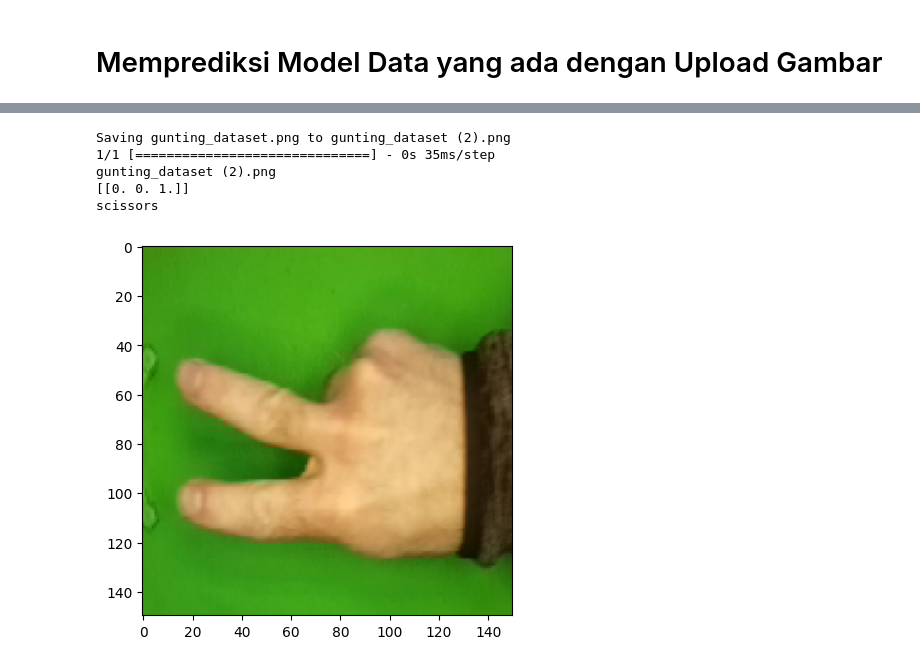
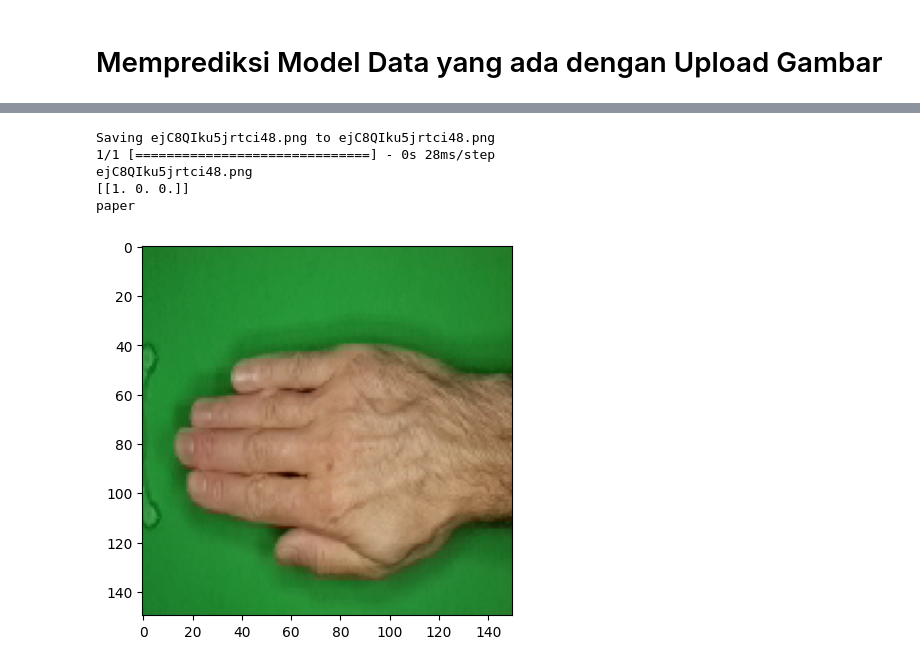
Before and after one commit to dzaky-pr/ProyekAkhirDicodingML, a Jupyter notebook: ProyekAkhirDicodingDzaky.ipynb, the cells around one changed output, grey strips where cells are left out. Cells and saved outputs as stored; diff of their text form; code cells hidden in the pictures.

```diff
--- a/ProyekAkhirDicodingDzaky.ipynb
+++ b/ProyekAkhirDicodingDzaky.ipynb
@@ -217,10 +228,15 @@ Non-trainable params: 0 (0.00 Byte)
 _________________________________________________________________
 # %% [markdown]
 # 5. Compile Model dan Melatihan Alur Pelatihan
-# %%
-model.compile(loss='binary_crossentropy',
-              optimizer=tf.optimizers.Adam(),
-              metrics=['accuracy'])
+# %%
+model.compile(loss='categorical_crossentropy',
+              optimizer=tf.optimizers.AdamW(learning_rate=1e-4),
+              metrics=['accuracy'])
+
+# opt = tf.keras.optimizers.Adam(learning_rate=1e-4)
+# model.compile(optimizer = opt,
+#               loss='categorical_crossentropy',
+#               metrics=['accuracy'])
 # %%
 STEPS_PER_EPOCH = 32
-EPOCHS = 25
+EPOCHS = 50
@@ -226,0 +250,10 @@ EPOCHS = 25
+# %%
+# latih model dengan fit
+history = model.fit(
+    train_generator_result,
+    steps_per_epoch = STEPS_PER_EPOCH, # berapa batch yang akan dieksekusi pada setiap epoch
+    epochs = EPOCHS, # tambahkan epochs jika akurasi model belum optimal
+    validation_data = validation_generator_result, # menampilkan akurasi pengujian data validasi
+    validation_steps = 5, # berapa batch yang akan dieksekusi pada setiap epoch
+    verbose = 2
+)
@@ -353,34 +386,34 @@ plt.show()
 # %%
 %matplotlib inline
 
 uploaded = files.upload()
 
 for fn in uploaded.keys():
 
   # predicting images
   path = fn
   img = image.load_img(path, target_size=(150,150))
 
   imgplot = plt.imshow(img)
   x = image.img_to_array(img)
   x = np.expand_dims(x, axis=0)
 
   images = np.vstack([x])
-  classes = model.predict(images, batch_size=10)
+  classes = model.predict(images, batch_size=24)
   print(fn)
   print(classes)
 
   if classes[0][0] != 0:
     print('paper')
   elif classes[0][1] != 0:
     print('rock')
   elif classes[0][2] != 0:
     print('scissors')
 # %% [output]
 [interactive output not drawn]
-Saving gunting_dataset.png to gunting_dataset (2).png
-1/1 [==============================] - 0s 35ms/step
-gunting_dataset (2).png
-[[0. 0. 1.]]
-scissors
+Saving ejC8QIku5jrtci48.png to ejC8QIku5jrtci48.png
+1/1 [==============================] - 0s 28ms/step
+ejC8QIku5jrtci48.png
+[[1. 0. 0.]]
+paper
-[figure, old version]
+[figure, new version]
```
Also changed, not shown: parts of 18 cells of this notebook.
